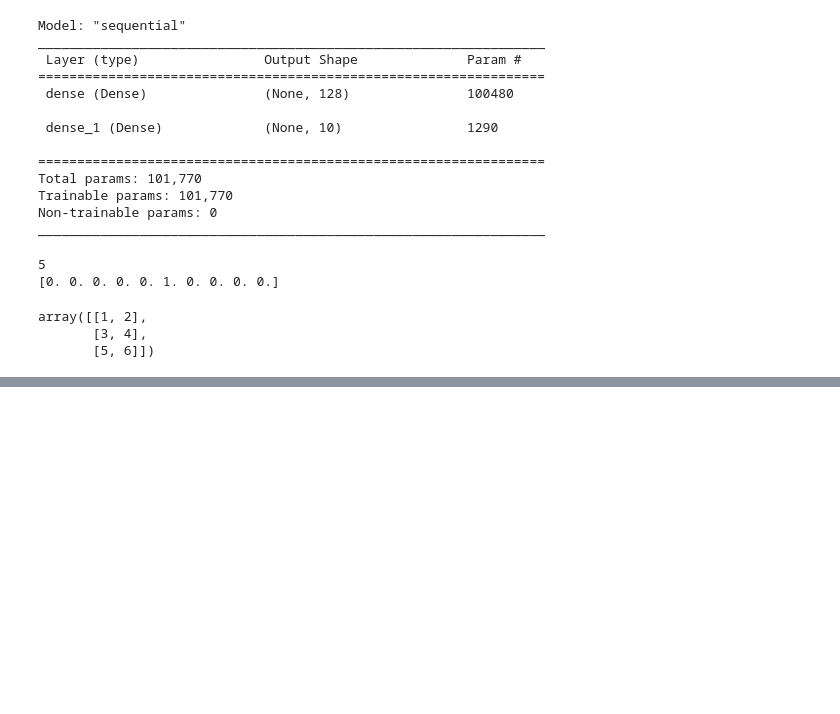
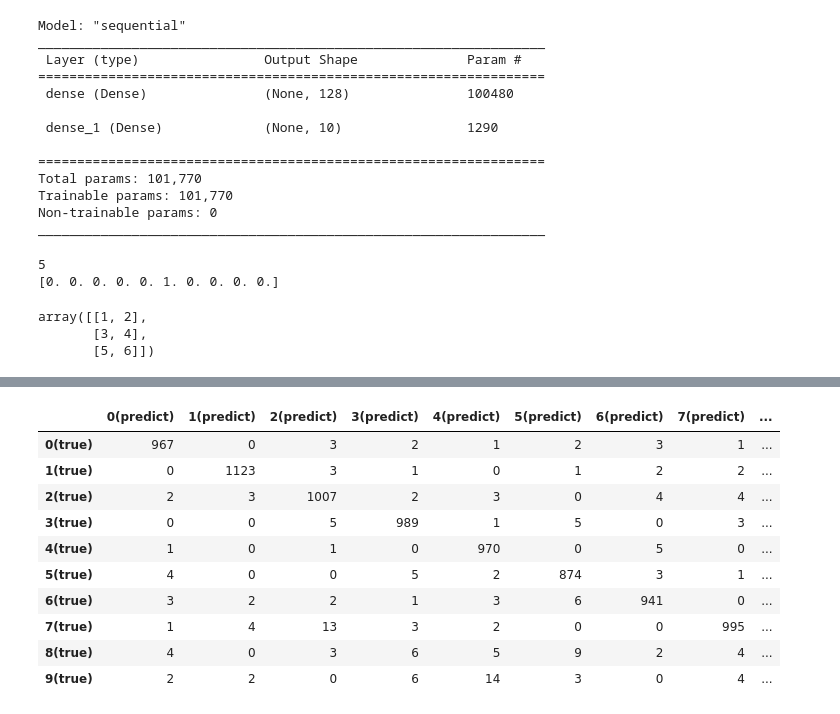
Before and after one commit to Elwing-Chou/tibaml0826, a Jupyter notebook: mlp.ipynb, the cells around one changed output, grey strips where cells are left out. Cells and saved outputs as stored; diff of their text form; code cells hidden in the pictures; blank space fills up the shorter version.

```diff
--- a/mlp.ipynb
+++ b/mlp.ipynb
@@ -163,0 +168,20 @@ model.evaluate(x_test_norm, y_test_cat)
+# %%
+from sklearn.metrics import confusion_matrix
+pre = model.predict(x_test_norm).argmax(axis=1)
+# y注意一下: tensorflow裡:y_train_cat 出了tensorflow:帶原本y_train
+mat = confusion_matrix(y_test, pre)
+pd.DataFrame(mat,
+      columns=["{}(predict)".format(i) for i in range(10)],
+      index=["{}(true)".format(i) for i in range(10)])
+# %% [output]
+|  | 0(predict) | 1(predict) | 2(predict) | 3(predict) | 4(predict) | 5(predict) | 6(predict) | 7(predict) | ... |
+| 0(true) | 967 | 0 | 3 | 2 | 1 | 2 | 3 | 1 | ... |
+| 1(true) | 0 | 1123 | 3 | 1 | 0 | 1 | 2 | 2 | ... |
+| 2(true) | 2 | 3 | 1007 | 2 | 3 | 0 | 4 | 4 | ... |
+| 3(true) | 0 | 0 | 5 | 989 | 1 | 5 | 0 | 3 | ... |
+| 4(true) | 1 | 0 | 1 | 0 | 970 | 0 | 5 | 0 | ... |
+| 5(true) | 4 | 0 | 0 | 5 | 2 | 874 | 3 | 1 | ... |
+| 6(true) | 3 | 2 | 2 | 1 | 3 | 6 | 941 | 0 | ... |
+| 7(true) | 1 | 4 | 13 | 3 | 2 | 0 | 0 | 995 | ... |
+| 8(true) | 4 | 0 | 3 | 6 | 5 | 9 | 2 | 4 | ... |
+| 9(true) | 2 | 2 | 0 | 6 | 14 | 3 | 0 | 4 | ... |
```
Also changed, not shown: parts of 4 cells of this notebook.
